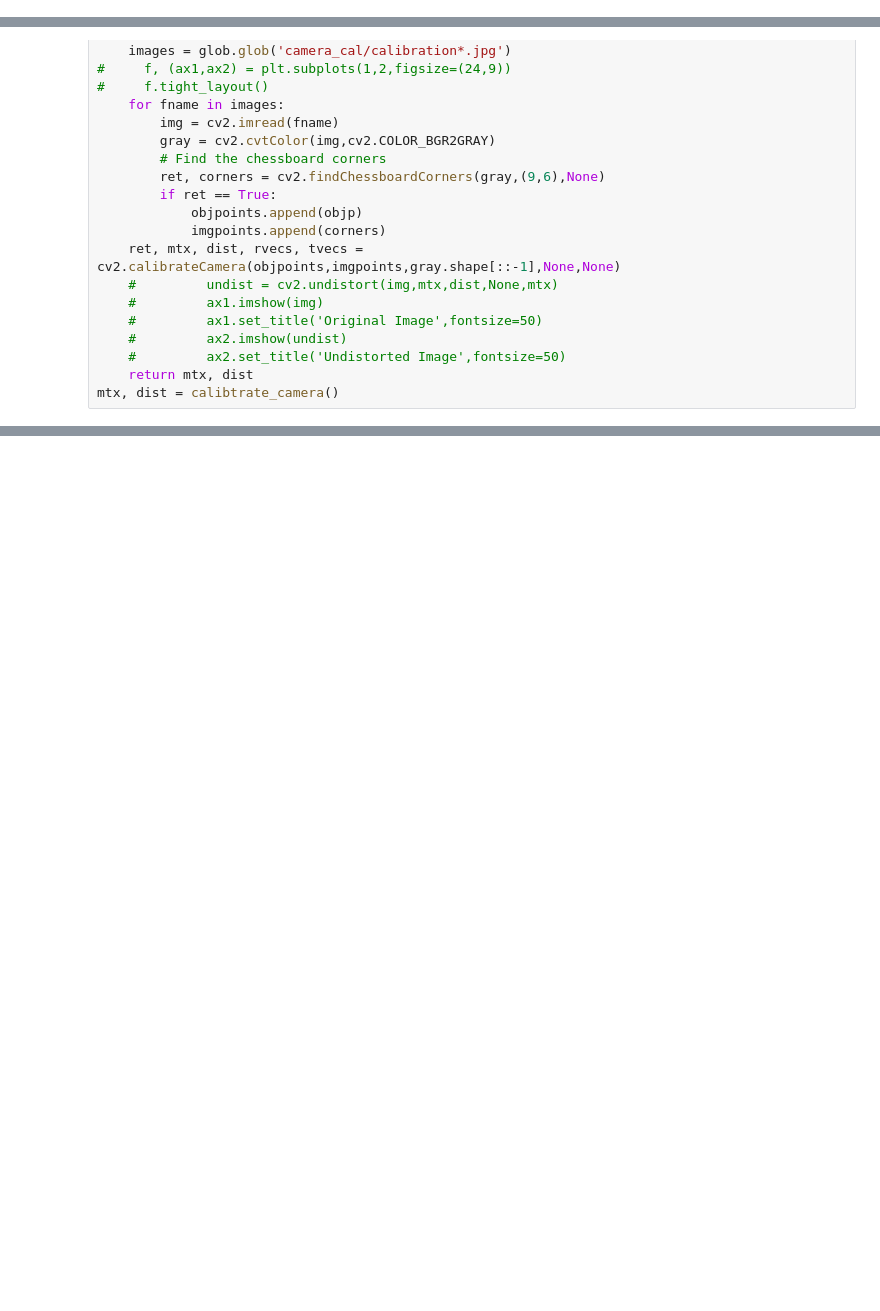
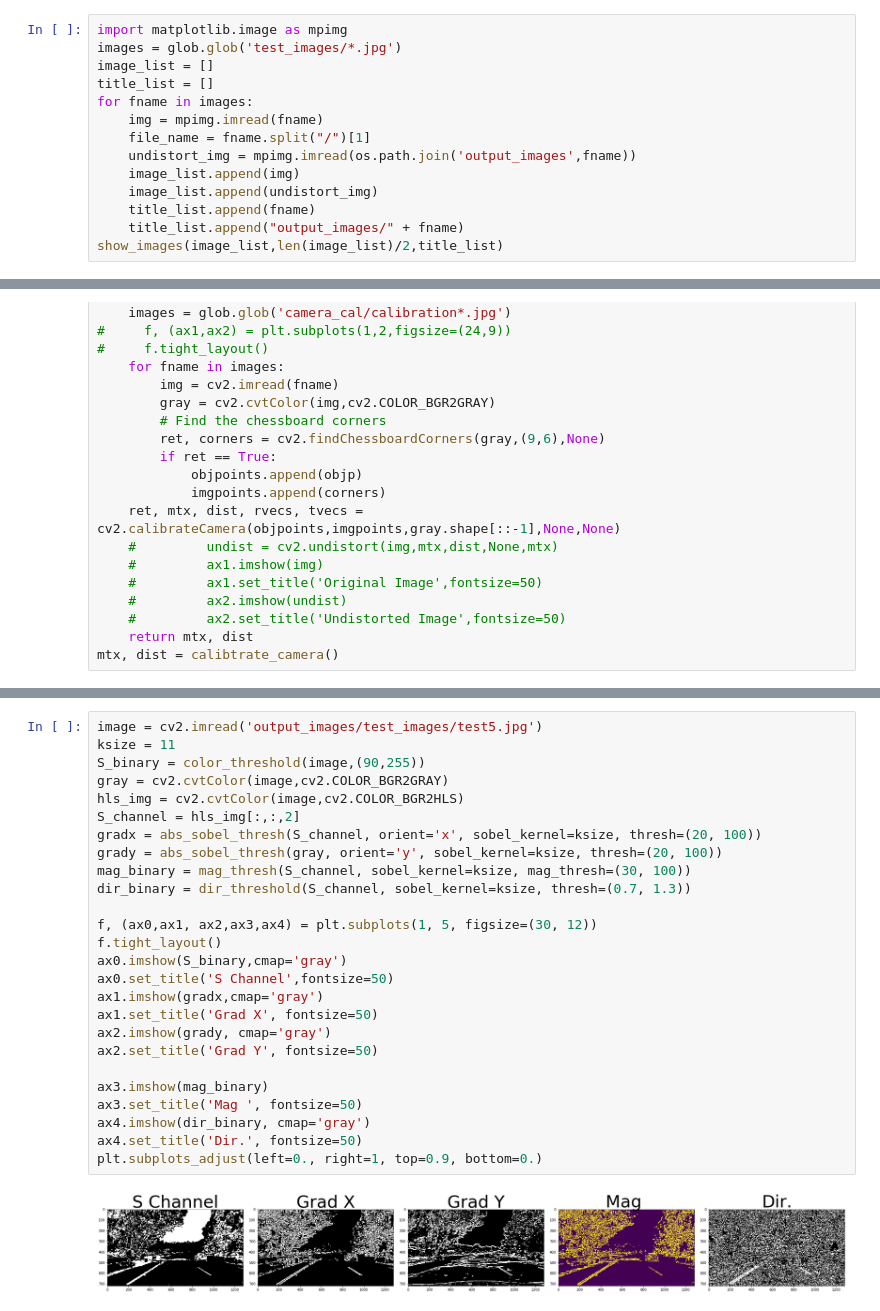
Before and after one commit to vasumaniram/SDCND-P2, a Jupyter notebook: P2.ipynb, the cells around one changed output, grey strips where cells are left out. Cells and saved outputs as stored; diff of their text form; blank space fills up the shorter version.

Commit message:
Combined Threshold + Perspective Transform

```diff
--- a/P2.ipynb
+++ b/P2.ipynb
@@ -7,3 +54,17 @@ import matplotlib.pyplot as plt
+# %%
+import matplotlib.image as mpimg
+images = glob.glob('test_images/*.jpg')
+image_list = []
+title_list = []
+for fname in images:
+    img = mpimg.imread(fname)
+    file_name = fname.split("/")[1]
+    undistort_img = mpimg.imread(os.path.join('output_images',fname))
+    image_list.append(img)
+    image_list.append(undistort_img)
+    title_list.append(fname)
+    title_list.append("output_images/" + fname)
+show_images(image_list,len(image_list)/2,title_list)
 # %%
 def calibtrate_camera():
     # prepare object points, like (0,0,0), (1,0,0), (2,0,0) ....,(6,5,0)
@@ -46,0 +171,28 @@ undistort_images('camera_cal')
+# %%
+image = cv2.imread('output_images/test_images/test5.jpg')
+ksize = 11
+S_binary = color_threshold(image,(90,255))
+gray = cv2.cvtColor(image,cv2.COLOR_BGR2GRAY)
+hls_img = cv2.cvtColor(image,cv2.COLOR_BGR2HLS)
+S_channel = hls_img[:,:,2]
+gradx = abs_sobel_thresh(S_channel, orient='x', sobel_kernel=ksize, thresh=(20, 100))
+grady = abs_sobel_thresh(gray, orient='y', sobel_kernel=ksize, thresh=(20, 100))
+mag_binary = mag_thresh(S_channel, sobel_kernel=ksize, mag_thresh=(30, 100))
+dir_binary = dir_threshold(S_channel, sobel_kernel=ksize, thresh=(0.7, 1.3))
+
+f, (ax0,ax1, ax2,ax3,ax4) = plt.subplots(1, 5, figsize=(30, 12))
+f.tight_layout()
+ax0.imshow(S_binary,cmap='gray')
+ax0.set_title('S Channel',fontsize=50)
+ax1.imshow(gradx,cmap='gray')
+ax1.set_title('Grad X', fontsize=50)
+ax2.imshow(grady, cmap='gray')
+ax2.set_title('Grad Y', fontsize=50)
+
+ax3.imshow(mag_binary)
+ax3.set_title('Mag ', fontsize=50)
+ax4.imshow(dir_binary, cmap='gray')
+ax4.set_title('Dir.', fontsize=50)
+plt.subplots_adjust(left=0., right=1, top=0.9, bottom=0.)
+# %% [output]
+[figure, added]
```
Also changed, not shown: parts of 10 cells of this notebook.
